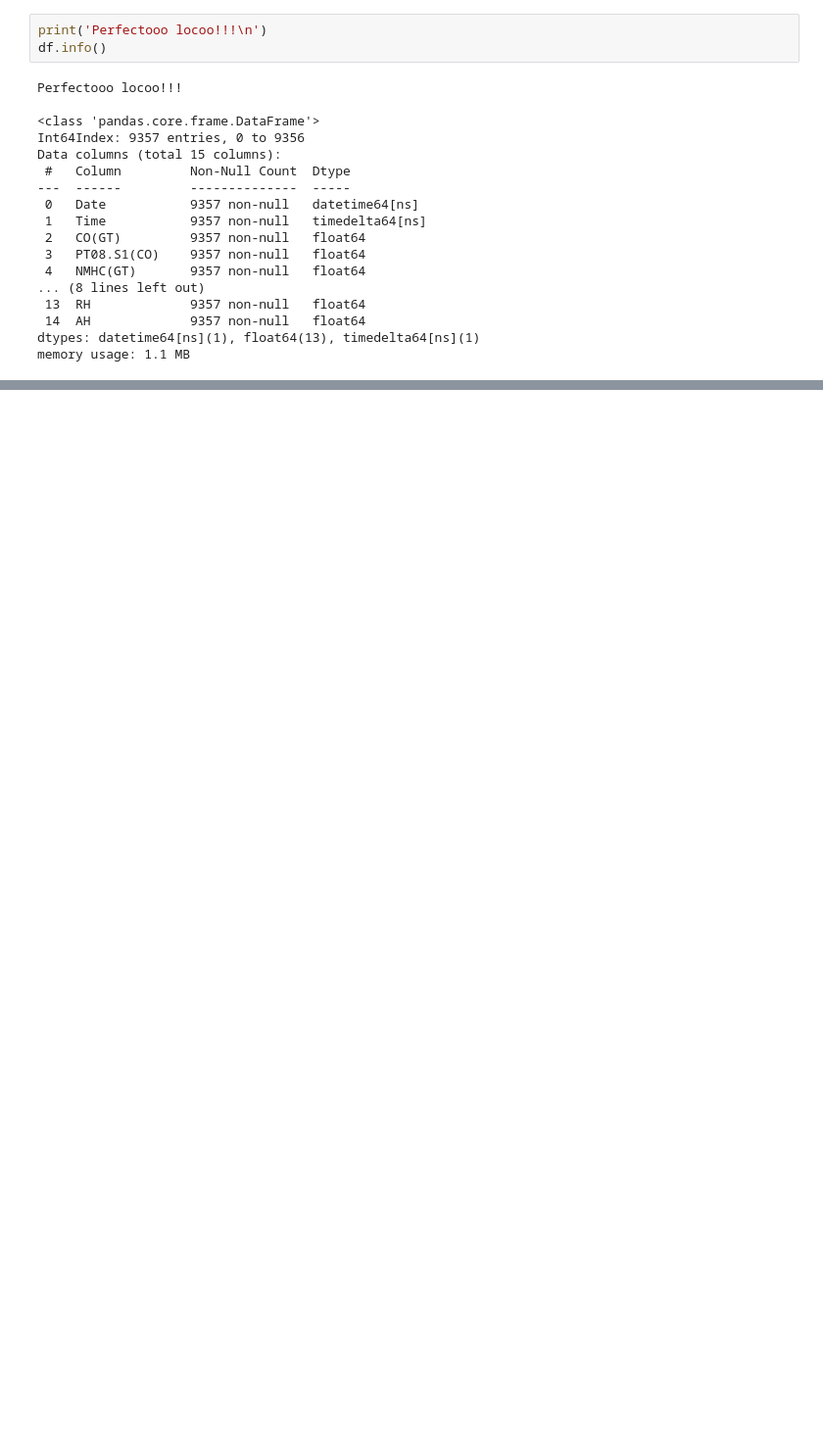
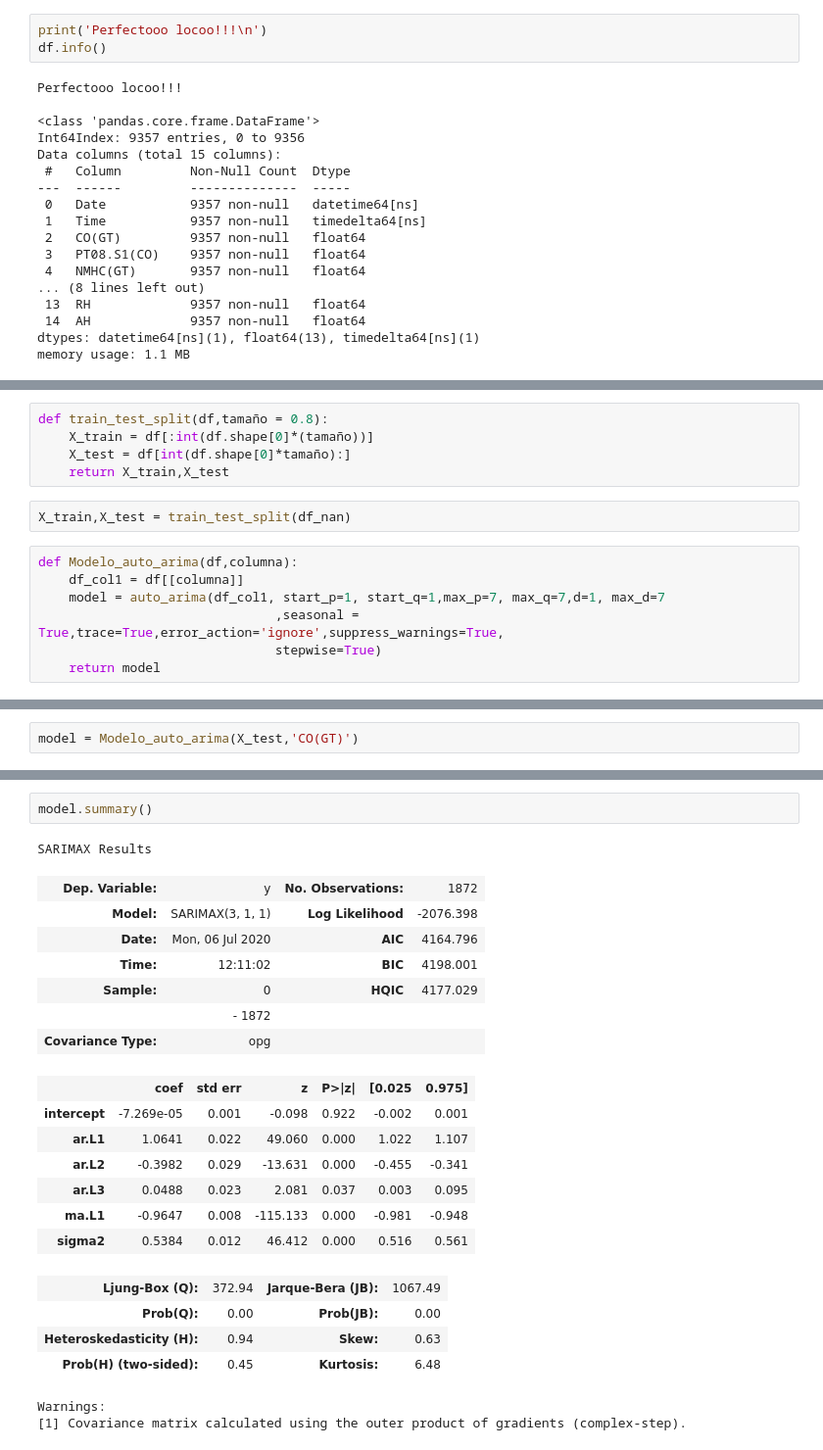
Before and after one commit to Bhernandez-dot/Air_Quality_Forecasting, a Jupyter notebook: proyecto.ipynb, the cells around one changed output, grey strips where cells are left out. Shown at 98% size. Saved outputs shown, nothing was run; the diff lists cells and outputs as text; blank space fills up the shorter version.

```diff
--- a/proyecto.ipynb
+++ b/proyecto.ipynb
@@ -166,0 +211,14 @@ plt.subplots_adjust(wspace=0.4, hspace=0.4)
+# %%
+def train_test_split(df,tamaño = 0.8):
+    X_train = df[:int(df.shape[0]*(tamaño))]
+    X_test = df[int(df.shape[0]*tamaño):]
+    return X_train,X_test
+# %%
+X_train,X_test = train_test_split(df_nan)
+# %%
+def Modelo_auto_arima(df,columna):
+    df_col1 = df[[columna]]
+    model = auto_arima(df_col1, start_p=1, start_q=1,max_p=7, max_q=7,d=1, max_d=7
+                               ,seasonal = True,trace=True,error_action='ignore',suppress_warnings=True,
+                               stepwise=True)
+    return model
@@ -166,0 +230,2 @@ plt.subplots_adjust(wspace=0.4, hspace=0.4)
+# %%
+model = Modelo_auto_arima(X_test,'CO(GT)')
@@ -166,0 +256,24 @@ plt.subplots_adjust(wspace=0.4, hspace=0.4)
+# %%
+model.summary()
+# %% [output]
+SARIMAX Results
+| Dep. Variable: | y | No. Observations: | 1872 |
+| Model: | SARIMAX(3, 1, 1) | Log Likelihood | -2076.398 |
+| Date: | Mon, 06 Jul 2020 | AIC | 4164.796 |
+| Time: | 12:11:02 | BIC | 4198.001 |
+| Sample: | 0 | HQIC | 4177.029 |
+|  | - 1872 |  |  |
+| Covariance Type: | opg |  |  |
+|  | coef | std err | z | P>|z| | [0.025 | 0.975] |
+| intercept | -7.269e-05 | 0.001 | -0.098 | 0.922 | -0.002 | 0.001 |
+| ar.L1 | 1.0641 | 0.022 | 49.060 | 0.000 | 1.022 | 1.107 |
+| ar.L2 | -0.3982 | 0.029 | -13.631 | 0.000 | -0.455 | -0.341 |
+| ar.L3 | 0.0488 | 0.023 | 2.081 | 0.037 | 0.003 | 0.095 |
+| ma.L1 | -0.9647 | 0.008 | -115.133 | 0.000 | -0.981 | -0.948 |
+| sigma2 | 0.5384 | 0.012 | 46.412 | 0.000 | 0.516 | 0.561 |
+| Ljung-Box (Q): | 372.94 | Jarque-Bera (JB): | 1067.49 |
+| Prob(Q): | 0.00 | Prob(JB): | 0.00 |
+| Heteroskedasticity (H): | 0.94 | Skew: | 0.63 |
+| Prob(H) (two-sided): | 0.45 | Kurtosis: | 6.48 |
+Warnings:
+[1] Covariance matrix calculated using the outer product of gradients (complex-step).
```
Also changed, not shown: parts of 18 cells of this notebook.
